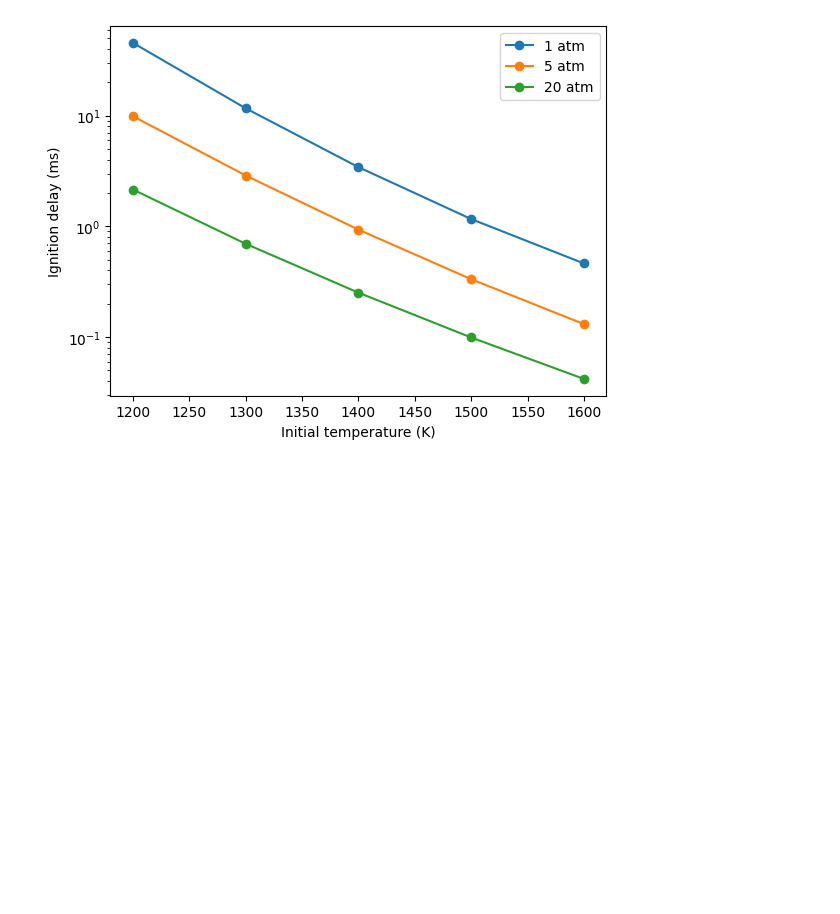
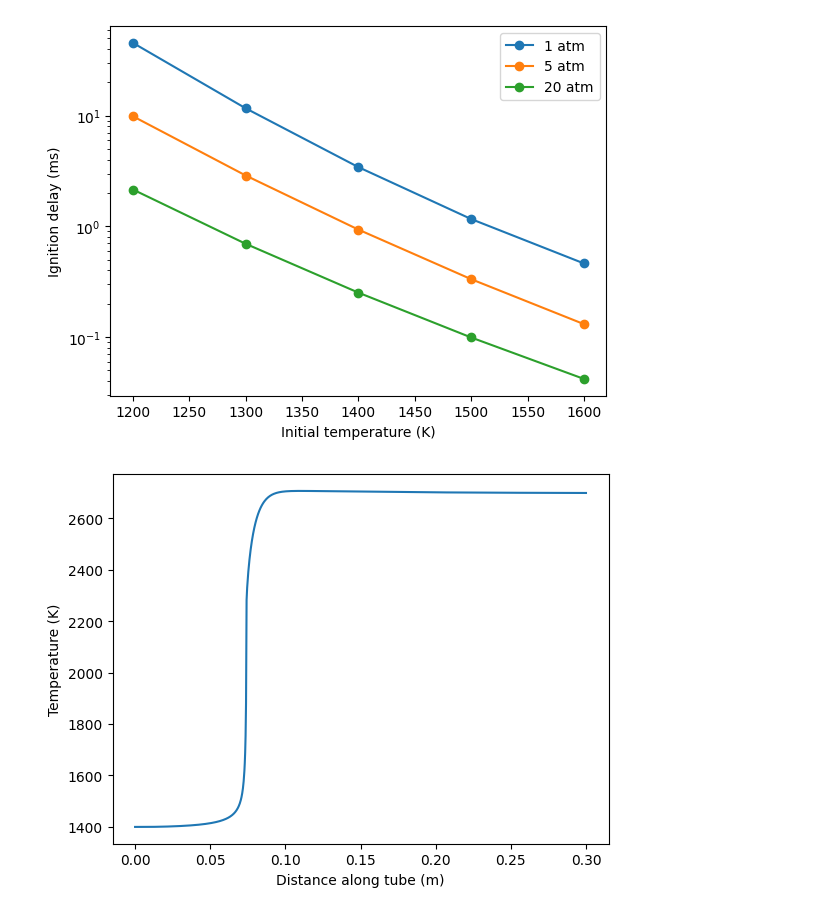
Before and after one commit to Hossain-Mahmud00/cantera-projects, a Jupyter notebook: Cantera_methane_combustion.ipynb, the cells around one changed output. Cells and saved outputs as stored; diff of their text form; code cells hidden in the pictures; blank space fills up the shorter version.

Commit message:
Add plug flow reactor simulation

```diff
--- a/Cantera_methane_combustion.ipynb
+++ b/Cantera_methane_combustion.ipynb
@@ -186,3 +186,31 @@ plt.legend()
 plt.show()
 # %% [output]
 [figure]
+# %%
+
+gas.TPX = 1400, ct.one_atm, 'CH4:1, O2:2, N2:7.52'
+
+mdot = 0.01                # mass flow (kg/s)
+D = 0.05                   # tube diameter (m)
+A = np.pi * D**2 / 4       # cross-section area (m2)
+
+r = ct.IdealGasConstPressureReactor(gas)
+sim = ct.ReactorNet([r])
+
+t, z = 0.0, 0.0
+dt = 1e-5
+zs, Ts = [0.0], [r.T]
+while z < 0.3:
+    t += dt
+    sim.advance(t)
+    u = mdot / (r.thermo.density * A)   # gas speed (m/s)
+    z += u * dt
+    zs.append(z)
+    Ts.append(r.T)
+
+plt.plot(zs, Ts)
+plt.xlabel('Distance along tube (m)')
+plt.ylabel('Temperature (K)')
+plt.show()
+# %% [output]
+[figure, added]
```
Also changed, not shown: parts of 1 cell of this notebook.
